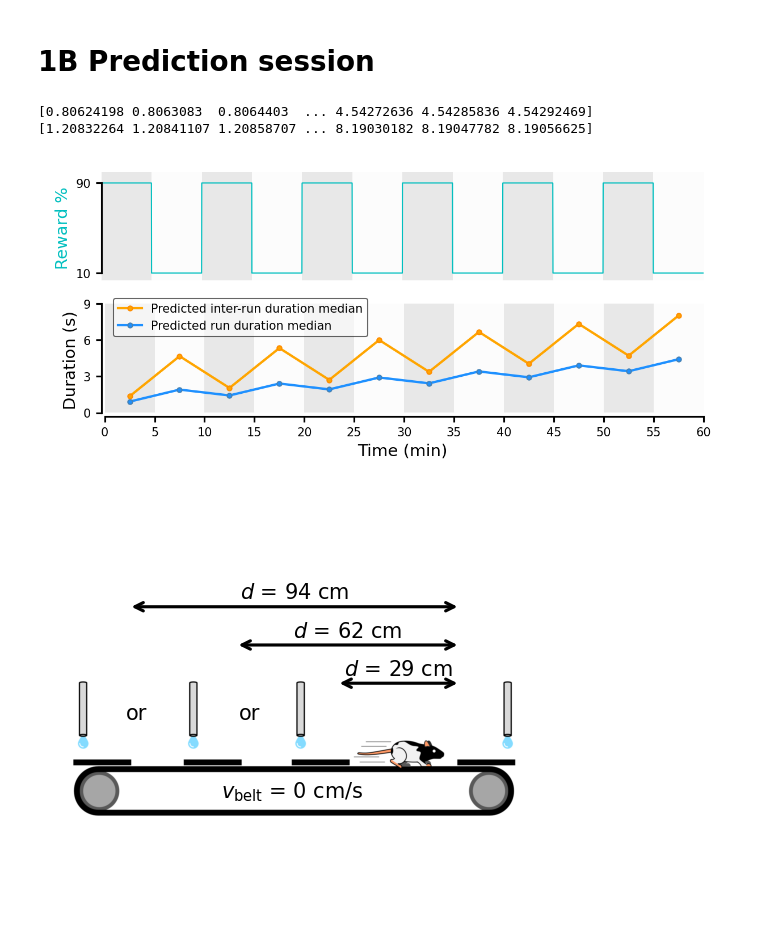
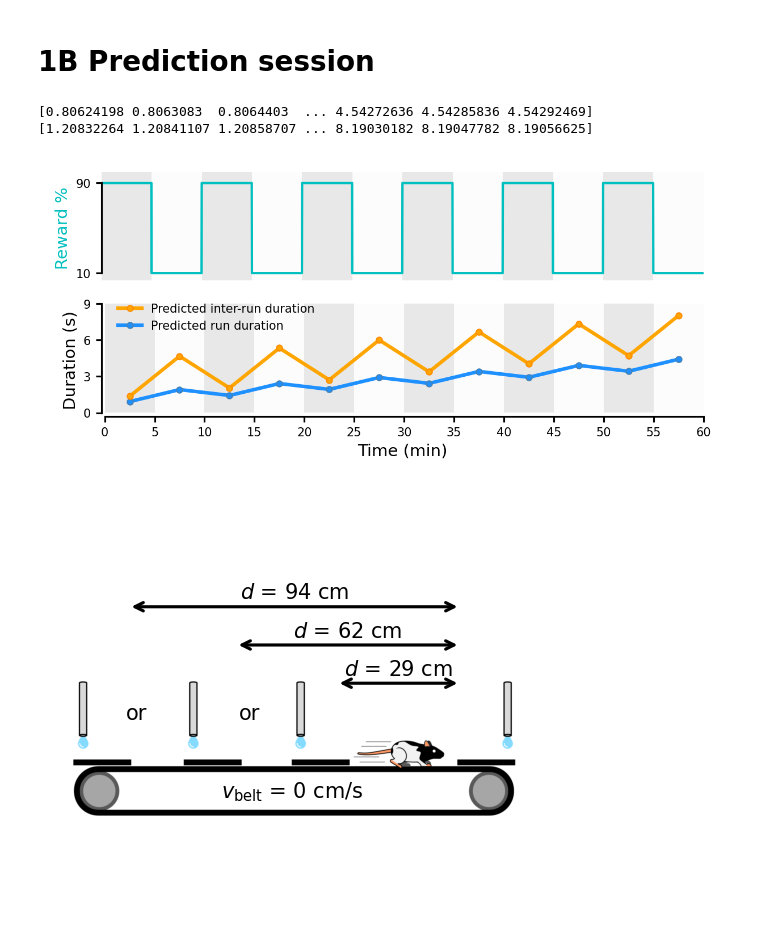
Before and after one commit to HeathenToaster/RunningFastAndSlow, a Jupyter notebook: Figure_1.ipynb, the cells around one changed output. Cells and saved outputs as stored; diff of their text form; code cells hidden in the pictures.

```diff
--- a/Figure_1.ipynb
+++ b/Figure_1.ipynb
@@ -141,11 +141,11 @@ def Figure1B(ax=None):
     median_mock_idle = [np.median(mock_idle[300 * i: 300 * (i + 1)]) for i in range(12)]
     x = np.arange(150, 3600, 300)
 
-    ax.plot(x, median_mock_runs, label='Predicted run duration median',
-            marker='o', ms=2, color='dodgerblue',
+    ax.plot(x, median_mock_runs, label='Predicted run duration',
+            marker='o', ms=2.5, lw=1.5, color='dodgerblue',
             zorder=4, markeredgecolor='steelblue', markeredgewidth=0.5, alpha=1)
-    ax.plot(x, median_mock_idle, label='Predicted inter-run duration median',
-            marker='o', ms=2, color='orange',
+    ax.plot(x, median_mock_idle, label='Predicted inter-run duration',
+            marker='o', ms=2.5, lw=1.5, color='orange',
             zorder=4, markeredgecolor='darkorange', markeredgewidth=0.5, alpha=1)
 
     ax.set_xlim(0, 3600)
@@ -158,7 +158,7 @@ def Figure1B(ax=None):
 
     handles, labels = ax.get_legend_handles_labels()
     unique = [(h, l) for i, (h, l) in enumerate(zip(handles, labels)) if l not in labels[:i]]
-    ax.legend(*zip(*unique[::-1]), loc='upper left', bbox_to_anchor=(0.01, 1.1), frameon=True, fontsize=5, markerscale=1, edgecolor='k', facecolor='w').get_frame().set_linewidth(.5)
+    ax.legend(*zip(*unique[::-1]), loc='upper left', bbox_to_anchor=(0.01, 1.1), frameon=False, fontsize=5, markerscale=1, edgecolor='k', facecolor='w').get_frame().set_linewidth(.5)
     space_axes(ax, x_ratio_right=0, x_ratio_left=1/180)
 
 
@@ -175,35 +175,35 @@ def Figure1Bbis(root=root, animal=example_rat, session=example_session, ax=None)
         ax.axvspan(blocks[i][0], blocks[i][1], ymin=1/30, ymax=1, color='grey', alpha=rewardProbaBlock[i]/500, lw=0)
 
     params = get_from_pickle(root, animal, session, name="params.p")
     seq = get_from_pickle(root, animal, session, name="sequence.p")
 
     time = np.arange(0, 3600, 1)
     rewardProba = np.ones(3600)
 
     for t in range(0, len(time)):
         for i in range(0, len(params['blocks'])):
             if time[t] in range(params['blocks'][i][0], params['blocks'][i][1]):
                 rewardProba[t] *= params['rewardProbaBlock'][i]
 
-    ax.plot(time, rewardProba, color='c', lw=.5)
+    ax.plot(time, rewardProba, color='c', lw=1)
 
     ax.set_xlim(0, 3600)
     ax.set_ylim(0, 100)
     ax.set_yticks([10, 90])
     ax.set_yticklabels(["10", "90"])
     ax.spines['left'].set_bounds(10, 90)
     ax.set_ylabel("Reward %", color='c')
     ax.spines['bottom'].set_visible(False)
     ax.tick_params(axis='x', which='both', bottom=False, top=False, labelbottom=False)
 
 
 fig, axs = plt.subplots(2, 1, figsize = (cm2inch(10), cm2inch(4.5)))
 Figure1B(ax=axs[1])
 Figure1Bbis(ax=axs[0])
 # %% [output]
 [0.80624198 0.8063083  0.8064403  ... 4.54272636 4.54285836 4.54292469]
 [1.20832264 1.20841107 1.20858707 ... 8.19030182 8.19047782 8.19056625]
-[figure, old version]
+[figure, new version]
 # %%
 def Figure1C(ax=None, path=None):
     if ax is None:
```
Also changed, not shown: parts of 3 cells of this notebook, 2 other files.
